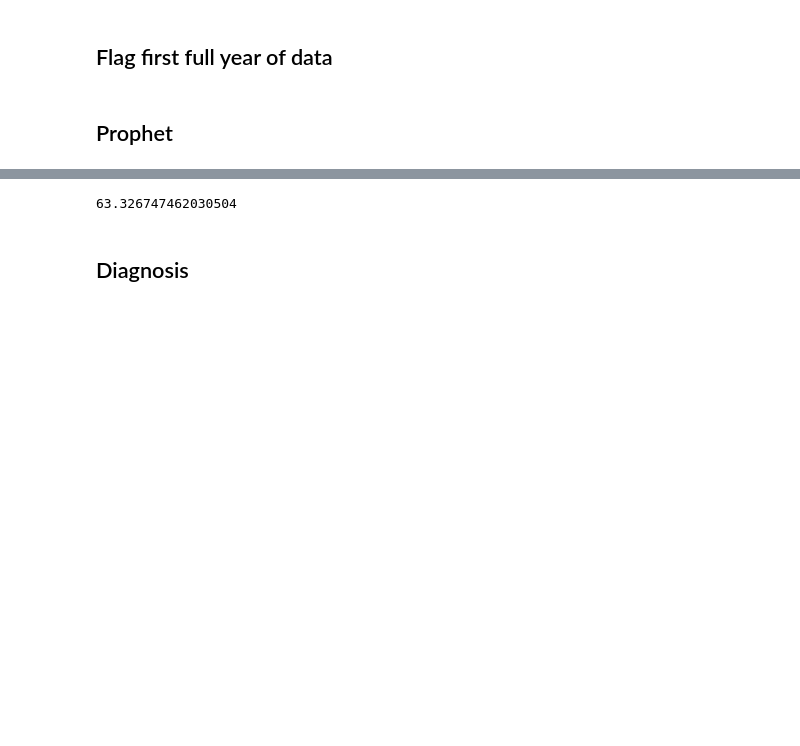
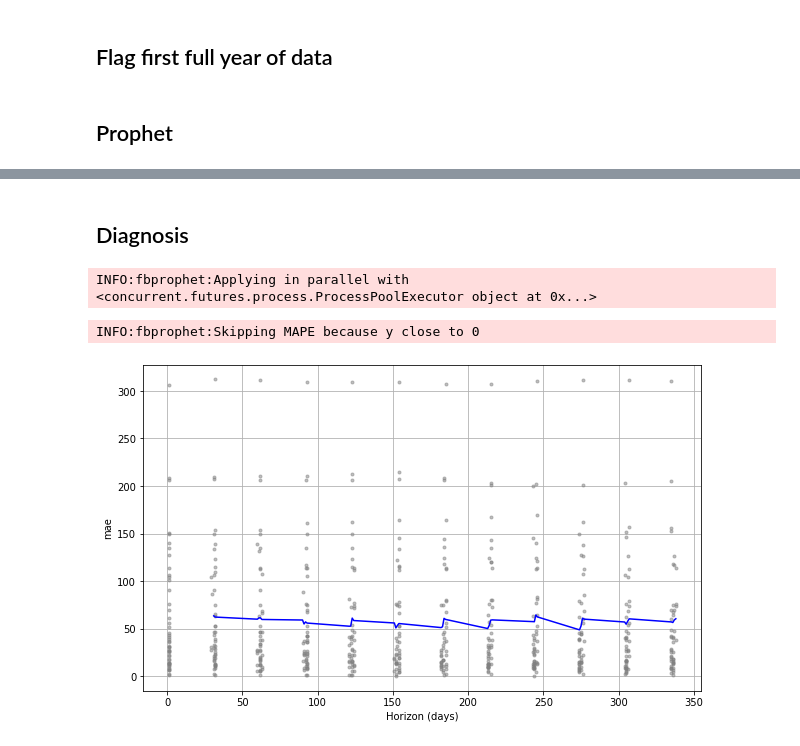
Before and after one commit to bragarods/agro, a Jupyter notebook: notebooks/colab_prophet.ipynb, the cells around one changed output, grey strips where cells are left out. Saved outputs shown, nothing was run; the diff lists cells and outputs as text; code cells hidden in the pictures; blank space fills up the shorter version.

```diff
--- a/notebooks/colab_prophet.ipynb
+++ b/notebooks/colab_prophet.ipynb
@@ -147,11 +119,5 @@ A014
 plot_components_plotly(m, forecast)
 # %% [output]
 [interactive output not drawn]
-# %%
-from sklearn.metrics import mean_absolute_error
-
-mean_absolute_error(df[(df.dc_nome=='sinop') & (df.index >= '2009-01-01')].chuva, pd.Series(forecast.yhat[:-1]).clip(0))
-# %% [output]
-63.326747462030504
 # %% [markdown]
 ## Diagnosis
@@ -162,0 +124,16 @@ df_cv = cross_validation(m, initial='119 m', period='12 m', horizon='12 m')
+# %%
+from fbprophet.diagnostics import cross_validation
+cutoffs = pd.date_range(start='1/1/2014', end='1/1/2018', freq='M')
+df_cv = cross_validation(dict_model['A002'], cutoffs=cutoffs, horizon='365 days', parallel="processes")
+# %% [output]
+INFO:fbprophet:Applying in parallel with <concurrent.futures.process.ProcessPoolExecutor object at 0x...>
+# %%
+from fbprophet.diagnostics import performance_metrics
+from fbprophet.plot import plot_cross_validation_metric
+
+df_p = performance_metrics(df_cv)
+
+fig = plot_cross_validation_metric(df_cv, metric='mae')
+# %% [output]
+INFO:fbprophet:Skipping MAPE because y close to 0
+[figure, added]
```
Also changed, not shown: parts of 8 cells of this notebook.
